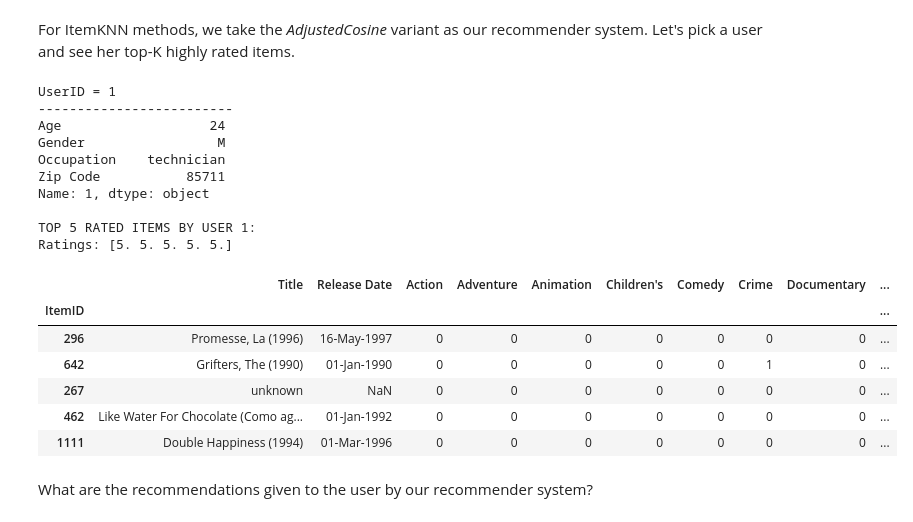
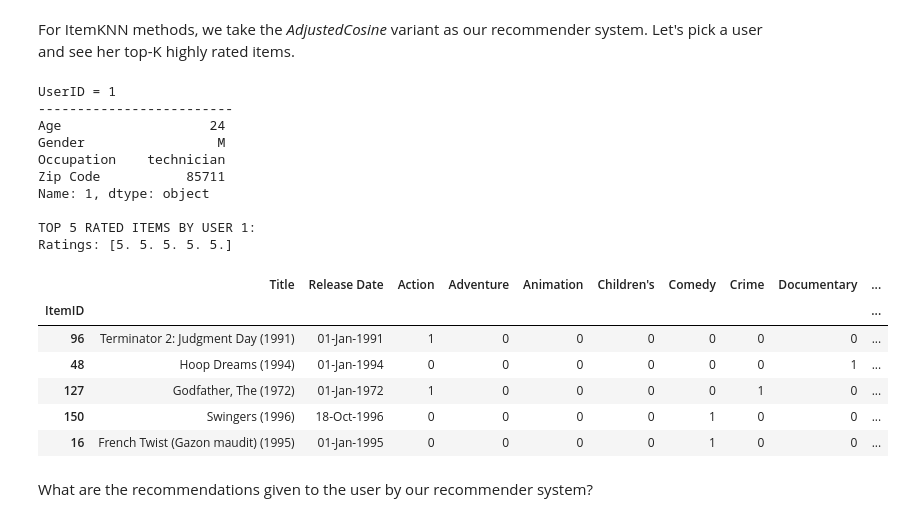
Before and after one commit to PreferredAI/tutorials, a Jupyter notebook: recommender-systems/02_neighborhood.ipynb, the cells around one changed output. Saved outputs shown, nothing was run; the diff lists cells and outputs as text; code cells hidden in the pictures.

```diff
--- a/recommender-systems/02_neighborhood.ipynb
+++ b/recommender-systems/02_neighborhood.ipynb
@@ -424,41 +424,41 @@ For ItemKNN methods, we take the *AdjustedCosine* variant as our recommender sys
 # %%
 rating_mat = iknn_adjusted.train_set.matrix
 user_id2idx = iknn_adjusted.train_set.uid_map
-user_idx2id = list(iknn_adjusted.train_set.user_indices)
+user_idx2id = list(iknn_adjusted.train_set.user_ids)
 item_id2idx = iknn_adjusted.train_set.iid_map
-item_idx2id = list(iknn_adjusted.train_set.item_indices)
+item_idx2id = list(iknn_adjusted.train_set.item_ids)
 
 TOPK = 5
 UID = 1
 UIDX = user_id2idx[str(UID)]
 
 print(f"UserID = {UID}")
 print("-" * 25)
 print(user_df.loc[UID])
 
 rating_arr = rating_mat[UIDX].A.ravel()
 top_rated_items = np.argsort(rating_arr)[-TOPK:]
 print(f"\nTOP {TOPK} RATED ITEMS BY USER {UID}:")
 print("Ratings:", rating_arr[top_rated_items])
-item_df.loc[[item_idx2id[i] for i in top_rated_items]]
+item_df.loc[[int(item_idx2id[i]) for i in top_rated_items]]
 # %% [output]
 UserID = 1
 -------------------------
 Age                   24
 Gender                 M
 Occupation    technician
 Zip Code           85711
 Name: 1, dtype: object
 
 TOP 5 RATED ITEMS BY USER 1:
 Ratings: [5. 5. 5. 5. 5.]
 |  | Title | Release Date | Action | Adventure | Animation | Children's | Comedy | Crime | Documentary | ... |
 | ItemID |  |  |  |  |  |  |  |  |  | ... |
-| 296 | Promesse, La (1996) | 16-May-1997 | 0 | 0 | 0 | 0 | 0 | 0 | 0 | ... |
-| 642 | Grifters, The (1990) | 01-Jan-1990 | 0 | 0 | 0 | 0 | 0 | 1 | 0 | ... |
-| 267 | unknown | NaN | 0 | 0 | 0 | 0 | 0 | 0 | 0 | ... |
-| 462 | Like Water For Chocolate (Como ag... | 01-Jan-1992 | 0 | 0 | 0 | 0 | 0 | 0 | 0 | ... |
-| 1111 | Double Happiness (1994) | 01-Mar-1996 | 0 | 0 | 0 | 0 | 0 | 0 | 0 | ... |
+| 96 | Terminator 2: Judgment Day (1991) | 01-Jan-1991 | 1 | 0 | 0 | 0 | 0 | 0 | 0 | ... |
+| 48 | Hoop Dreams (1994) | 01-Jan-1994 | 0 | 0 | 0 | 0 | 0 | 0 | 1 | ... |
+| 127 | Godfather, The (1972) | 01-Jan-1972 | 1 | 0 | 0 | 0 | 0 | 1 | 0 | ... |
+| 150 | Swingers (1996) | 18-Oct-1996 | 0 | 0 | 0 | 0 | 1 | 0 | 0 | ... |
+| 16 | French Twist (Gazon maudit) (1995) | 01-Jan-1995 | 0 | 0 | 0 | 0 | 1 | 0 | 0 | ... |
 # %% [markdown]
 What are the recommendations given to the user by our recommender system?
 # %%
```
Also changed, not shown: parts of 15 cells of this notebook.
